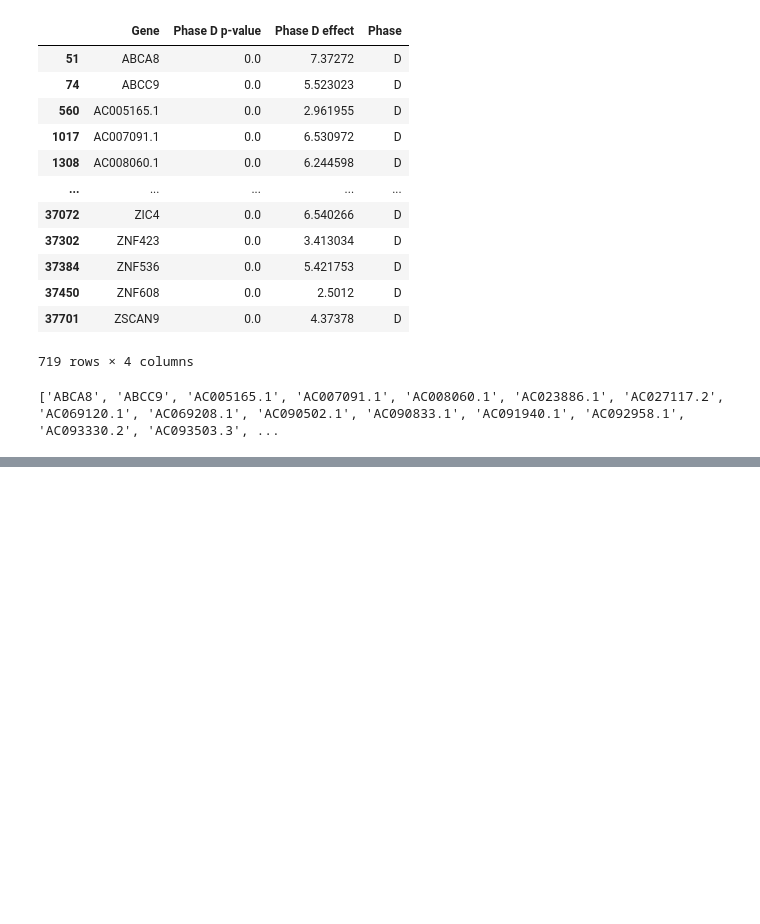
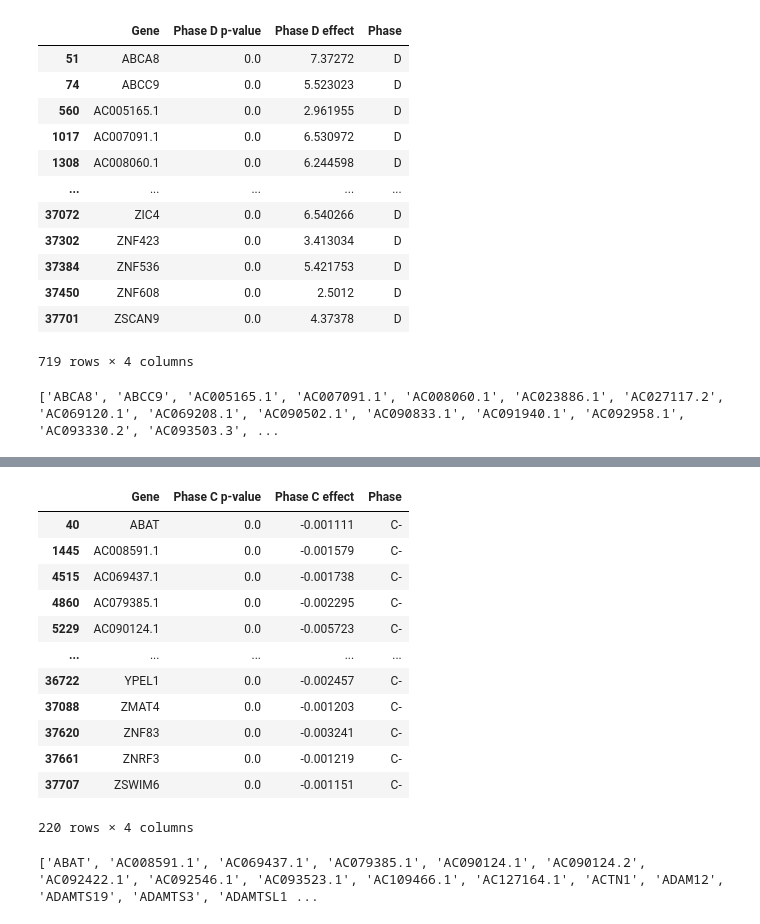
Before and after one commit to 8gabri8/XDP, a Jupyter notebook: utils/handsaker_et_all/make_phases.ipynb, the cells around one changed output, grey strips where cells are left out. Cells and saved outputs as stored; diff of their text form; code cells hidden in the pictures; blank space fills up the shorter version.

```diff
--- a/utils/handsaker_et_all/make_phases.ipynb
+++ b/utils/handsaker_et_all/make_phases.ipynb
@@ -40,0 +70,22 @@ phase_d.to_csv("phase_d_genes.csv", index=False)
+# %%
+# phase c-
+phase_c = df[df["Phase"] == "C-"]
+display(phase_c[["Gene", "Phase C p-value", "Phase C effect", "Phase"]])
+print(phase_c.Gene.to_list())
+
+phase_c.to_csv("phase_c_minus_genes.csv", index=False)
+# %% [output]
+|  | Gene | Phase C p-value | Phase C effect | Phase |
+| 40 | ABAT | 0.0 | -0.001111 | C- |
+| 1445 | AC008591.1 | 0.0 | -0.001579 | C- |
+| 4515 | AC069437.1 | 0.0 | -0.001738 | C- |
+| 4860 | AC079385.1 | 0.0 | -0.002295 | C- |
+| 5229 | AC090124.1 | 0.0 | -0.005723 | C- |
+| ... | ... | ... | ... | ... |
+| 36722 | YPEL1 | 0.0 | -0.002457 | C- |
+| 37088 | ZMAT4 | 0.0 | -0.001203 | C- |
+| 37620 | ZNF83 | 0.0 | -0.003241 | C- |
+| 37661 | ZNRF3 | 0.0 | -0.001219 | C- |
+| 37707 | ZSWIM6 | 0.0 | -0.001151 | C- |
+220 rows × 4 columns
+['ABAT', 'AC008591.1', 'AC069437.1', 'AC079385.1', 'AC090124.1', 'AC090124.2', 'AC092422.1', 'AC092546.1', 'AC093523.1', 'AC109466.1', 'AC127164.1', 'ACTN1', 'ADAM12', 'ADAMTS19', 'ADAMTS3', 'ADAMTSL1 ...
```
Also changed, not shown: parts of 2 cells of this notebook, 14 other files.
